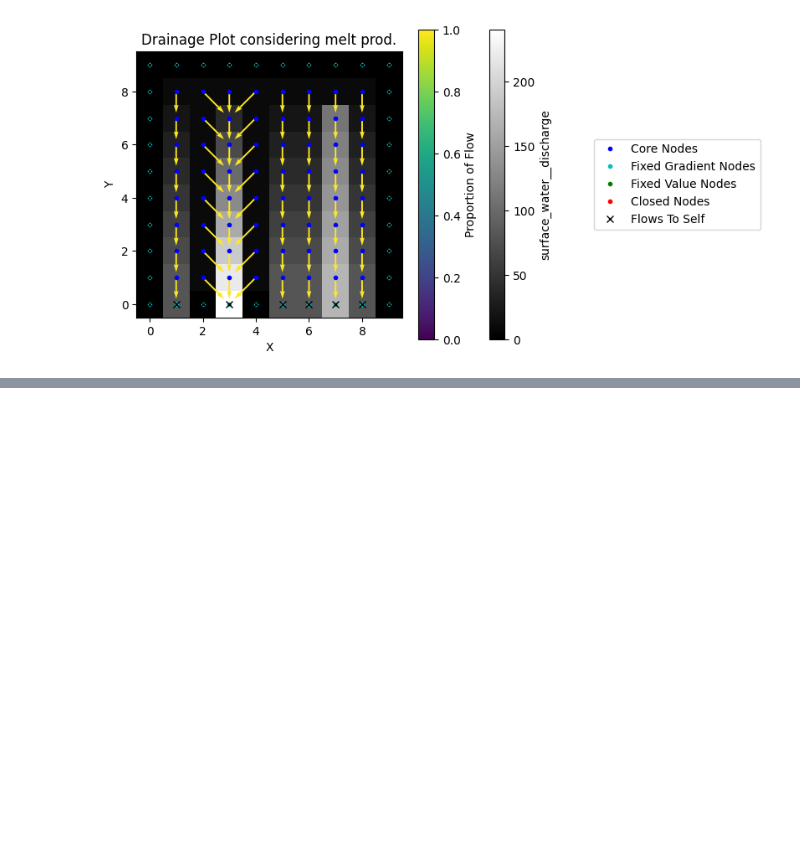
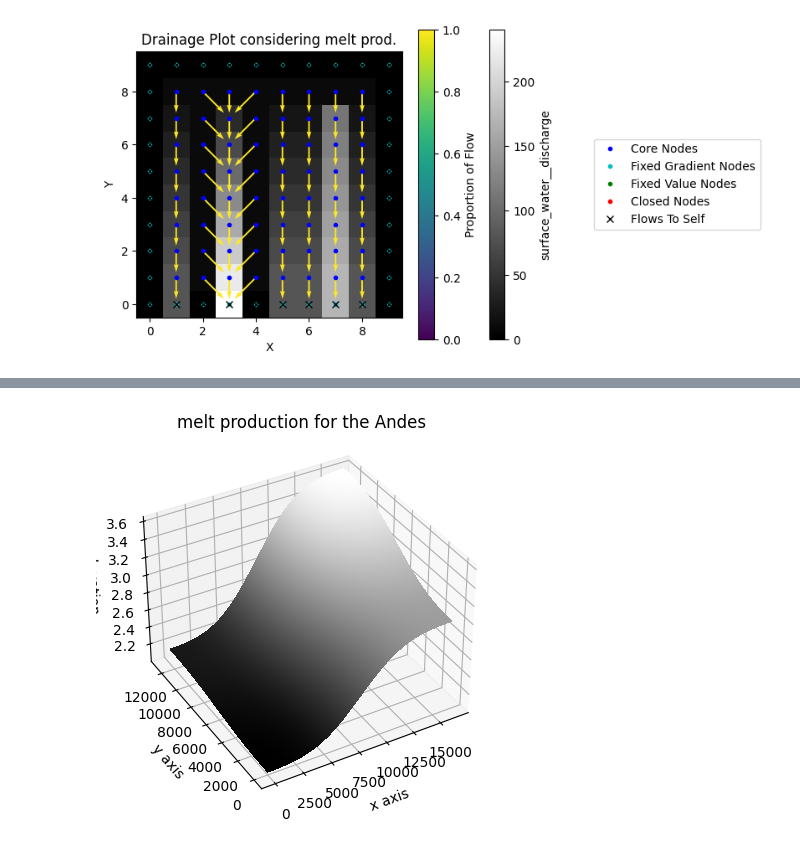
Before and after one commit to csdms-espin/ESPIn_2023_glacial_water_routing, a Jupyter notebook: MeltwaterRunoff_EmilyVersion.ipynb, the cells around one changed output, grey strips where cells are left out. Drawn from its saved outputs; the diff is of its cells as text; code cells hidden in the pictures; blank space fills up the shorter version.

```diff
--- a/MeltwaterRunoff_EmilyVersion.ipynb
+++ b/MeltwaterRunoff_EmilyVersion.ipynb
@@ -119,0 +177,16 @@ FlowAccumulator found both the field 'water__unit_flux_in' and a provided float
+# %%
+snowmelt = xr.open_dataset('andes_ERA5_data.nc').smlt.mean(dim=['time'])
+runoff_rate = andes.grid.add_ones('water__unit_flux_in',at='node',clobber=True)
+
+runoff_rate[(andes.grid.y_of_node >= andes.grid.y_of_node.max()/2) & (andes.grid.x_of_node >= andes.grid.x_of_node.max()/2)] = snowmelt[1][1]
+runoff_rate[(andes.grid.y_of_node >= andes.grid.y_of_node.max()/2) & (andes.grid.x_of_node < andes.grid.x_of_node.max()/2)] = snowmelt[1][0]
+runoff_rate[(andes.grid.y_of_node < andes.grid.y_of_node.max()/2) & (andes.grid.x_of_node >= andes.grid.x_of_node.max()/2)] = snowmelt[0][1]
+runoff_rate[(andes.grid.y_of_node < andes.grid.y_of_node.max()/2) & (andes.grid.x_of_node < andes.grid.x_of_node.max()/2)] = snowmelt[0][0]
+
+runoff_rate = gaussian_filter(andes.grid.at_node['water__unit_flux_in'].reshape(andes.grid.shape),100)
+andes.grid.at_node['water__unit_flux_in'] = runoff_rate.reshape(andes.grid.shape)
+#np.flip(runoff_rate,axis=1)
+# %%
+andes.surf_plot(surface='water__unit_flux_in',title = 'melt production for the Andes')
+# %% [output]
+[figure, added]
```
Also changed, not shown: parts of 17 cells of this notebook, 1 other file.
